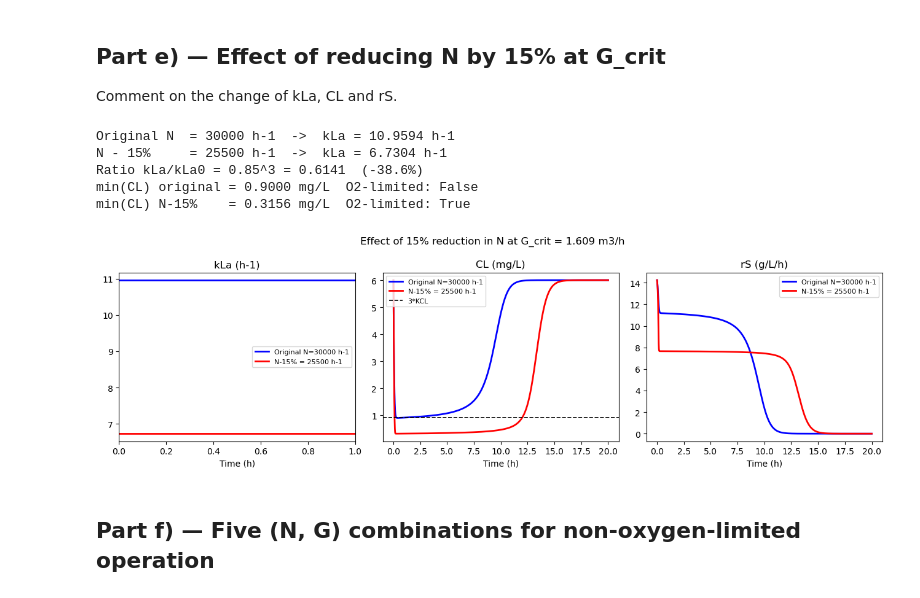
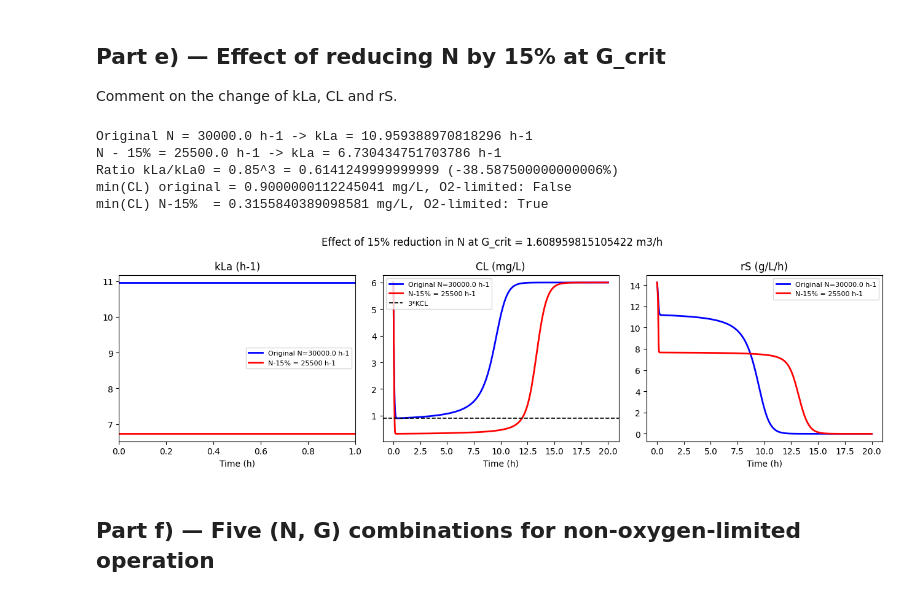
Before and after one commit to Noah-Paga/Bioreactor-mod-simulation, a Jupyter notebook: Project_5/Ex_1.ipynb, the cells around one changed output. Drawn from its saved outputs; the diff is of its cells as text; code cells hidden in the pictures.

```diff
--- a/Project_5/Ex_1.ipynb
+++ b/Project_5/Ex_1.ipynb
@@ -149,20 +145,19 @@ for (label, Vm_val), col in zip(Vm_cases.items(), colors_c):
     t_ss, P_ss, r_avg = steady_state_time(sol)
     is_lim = sol.y[1].min() <= threshold
     results_c[label] = dict(sol=sol, r_avg=r_avg, t_ss=t_ss, P_ss=P_ss, is_lim=is_lim)
-    print(f'{label}: t_ss={t_ss:.3f} h, r_avg={r_avg:.4f} g/L/h, '
-          f'min(CL)={sol.y[1].min():.4f} mg/L, O2-limited={is_lim}')
+    print(f'{label}: t_ss={t_ss} h, r_avg={r_avg} g/L/h,'f'min(CL)={sol.y[1].min()} mg/L, O2-limited={is_lim}')
 
 r_full = results_c['Vm=16 g/L/h']['r_avg']
 r_half = results_c['Vm=8 g/L/h']['r_avg']
-print(f'Ratio r_avg(Vm/2)/r_avg(Vm) = {r_half/r_full:.4f}  (0.5 if perfectly halved)')
+print(f'Ratio r_avg(Vm/2)/r_avg(Vm) = {r_half/r_full}  (0.5 if perfectly halved)')
 
 # Product plot -> Appendix figure
 fig, ax = plt.subplots(figsize=(7, 4.5))
 for (label, res), col in zip(results_c.items(), colors_c):
     ax.plot(res['sol'].t, res['sol'].y[2], color=col, lw=2,
-            label=f'{label}  (r_avg={res["r_avg"]:.3f} g/L/h)')
+            label=f'{label}  (r_avg={res["r_avg"]} g/L/h)')
 ax.set_xlabel('Time (h)'); ax.set_ylabel('Product concentration (g/L)')
-ax.set_title(f'Product formation at G_crit = {G_crit:.3f} m3/h')
+ax.set_title(f'Product formation at G_crit = {G_crit} m3/h')
 ax.legend(fontsize=9)
 plt.tight_layout()
 plt.savefig('Ex_1_c_product.png', dpi=150)
@@ -178,10 +173,9 @@ Ratio r_avg(Vm/2)/r_avg(Vm) = 0.5604  (0.5 if perfectly halved)
 fig, ax = plt.subplots(figsize=(7, 4.5))
 for (label, res), col in zip(results_c.items(), colors_c):
     ax.plot(res['sol'].t, res['sol'].y[1], color=col, lw=2, label=label)
-ax.axhline(threshold, color='k', ls='--', lw=1.5,
-           label=f'3*KCL = {threshold} mg/L (O2 limitation threshold)')
+ax.axhline(threshold, color='k', ls='--', lw=1.5, label=f'3*KCL = {threshold} mg/L (O2 limitation threshold)')
 ax.set_xlabel('Time (h)'); ax.set_ylabel('Dissolved oxygen CL (mg/L)')
-ax.set_title(f'Dissolved oxygen at G_crit = {G_crit:.3f} m3/h')
+ax.set_title(f'Dissolved oxygen at G_crit = {G_crit} m3/h')
 ax.legend(fontsize=9)
 plt.tight_layout()
 plt.savefig('Ex_1_d.png', dpi=150)
@@ -194,44 +188,41 @@ Comment on the change of kLa, CL and rS.
 # %%
 N_new   = N * 0.85
 kLa_e0  = kLa_from_G(G_crit)
 kLa_e1  = k * N_new**3 * np.sqrt(G_crit)
 
-print(f'Original N  = {N:.0f} h-1  ->  kLa = {kLa_e0:.4f} h-1')
-print(f'N - 15%     = {N_new:.0f} h-1  ->  kLa = {kLa_e1:.4f} h-1')
-print(f'Ratio kLa/kLa0 = 0.85^3 = {0.85**3:.4f}  (-{(1-0.85**3)*100:.1f}%)')
+print(f'Original N = {N} h-1 -> kLa = {kLa_e0} h-1')
+print(f'N - 15% = {N_new} h-1 -> kLa = {kLa_e1} h-1')
+print(f'Ratio kLa/kLa0 = 0.85^3 = {0.85**3} (-{(1-0.85**3)*100}%)')
 
 sol_e0 = run_batch_kLa(kLa_e0, t_end=20.0)
 sol_e1 = run_batch_kLa(kLa_e1, t_end=20.0)
-rs_e0  = rs_array(sol_e0, Vm)
-rs_e1  = rs_array(sol_e1, Vm)
+rs_e0 = rs_array(sol_e0, Vm)
+rs_e1 = rs_array(sol_e1, Vm)
 
-print(f'min(CL) original = {sol_e0.y[1].min():.4f} mg/L  '
-      f'O2-limited: {sol_e0.y[1].min() < threshold}')
-print(f'min(CL) N-15%    = {sol_e1.y[1].min():.4f} mg/L  '
-      f'O2-limited: {sol_e1.y[1].min() < threshold}')
+print(f'min(CL) original = {sol_e0.y[1].min()} mg/L, 'f'O2-limited: {sol_e0.y[1].min() < threshold}')
+print(f'min(CL) N-15%  = {sol_e1.y[1].min()} mg/L, 'f'O2-limited: {sol_e1.y[1].min() < threshold}')
 
 # 3-panel figure -> Appendix
 fig, axes = plt.subplots(1, 3, figsize=(13, 4))
-pairs = [(sol_e0, rs_e0, kLa_e0, f'Original N={N:.0f} h-1', 'b'),
-         (sol_e1, rs_e1, kLa_e1, f'N-15% = {N_new:.0f} h-1', 'r')]
+pairs = [(sol_e0, rs_e0, kLa_e0, f'Original N={N} h-1', 'b'), (sol_e1, rs_e1, kLa_e1, f'N-15% = {N_new:.0f} h-1', 'r')]
 for sol, rs, kLa_val, lbl, col in pairs:
     axes[0].axhline(kLa_val, color=col, lw=2, label=lbl)
     axes[1].plot(sol.t, sol.y[1], color=col, lw=2, label=lbl)
-    axes[2].plot(sol.t, rs,       color=col, lw=2, label=lbl)
+    axes[2].plot(sol.t, rs, color=col, lw=2, label=lbl)
 axes[1].axhline(threshold, color='k', ls='--', lw=1.2, label='3*KCL')
 for ax, title in zip(axes, ['kLa (h-1)', 'CL (mg/L)', 'rS (g/L/h)']):
     ax.set_xlabel('Time (h)'); ax.set_title(title); ax.legend(fontsize=8)
-plt.suptitle(f'Effect of 15% reduction in N at G_crit = {G_crit:.3f} m3/h')
+plt.suptitle(f'Effect of 15% reduction in N at G_crit = {G_crit} m3/h')
 plt.tight_layout()
 plt.savefig('Ex_1_e.png', dpi=150)
 plt.show()
 # %% [output]
-Original N  = 30000 h-1  ->  kLa = 10.9594 h-1
-N - 15%     = 25500 h-1  ->  kLa = 6.7304 h-1
-Ratio kLa/kLa0 = 0.85^3 = 0.6141  (-38.6%)
-min(CL) original = 0.9000 mg/L  O2-limited: False
-min(CL) N-15%    = 0.3156 mg/L  O2-limited: True
+Original N = 30000.0 h-1 -> kLa = 10.959388970818296 h-1
+N - 15% = 25500.0 h-1 -> kLa = 6.730434751703786 h-1
+Ratio kLa/kLa0 = 0.85^3 = 0.6141249999999999 (-38.587500000000006%)
+min(CL) original = 0.9000000112245041 mg/L, O2-limited: False
+min(CL) N-15%  = 0.3155840389098581 mg/L, O2-limited: True
-[figure, old version]
+[figure, new version]
 # %% [markdown]
 ## Part f) — Five (N, G) combinations for non-oxygen-limited operation
 # %%
```
Also changed, not shown: parts of 6 cells of this notebook.
